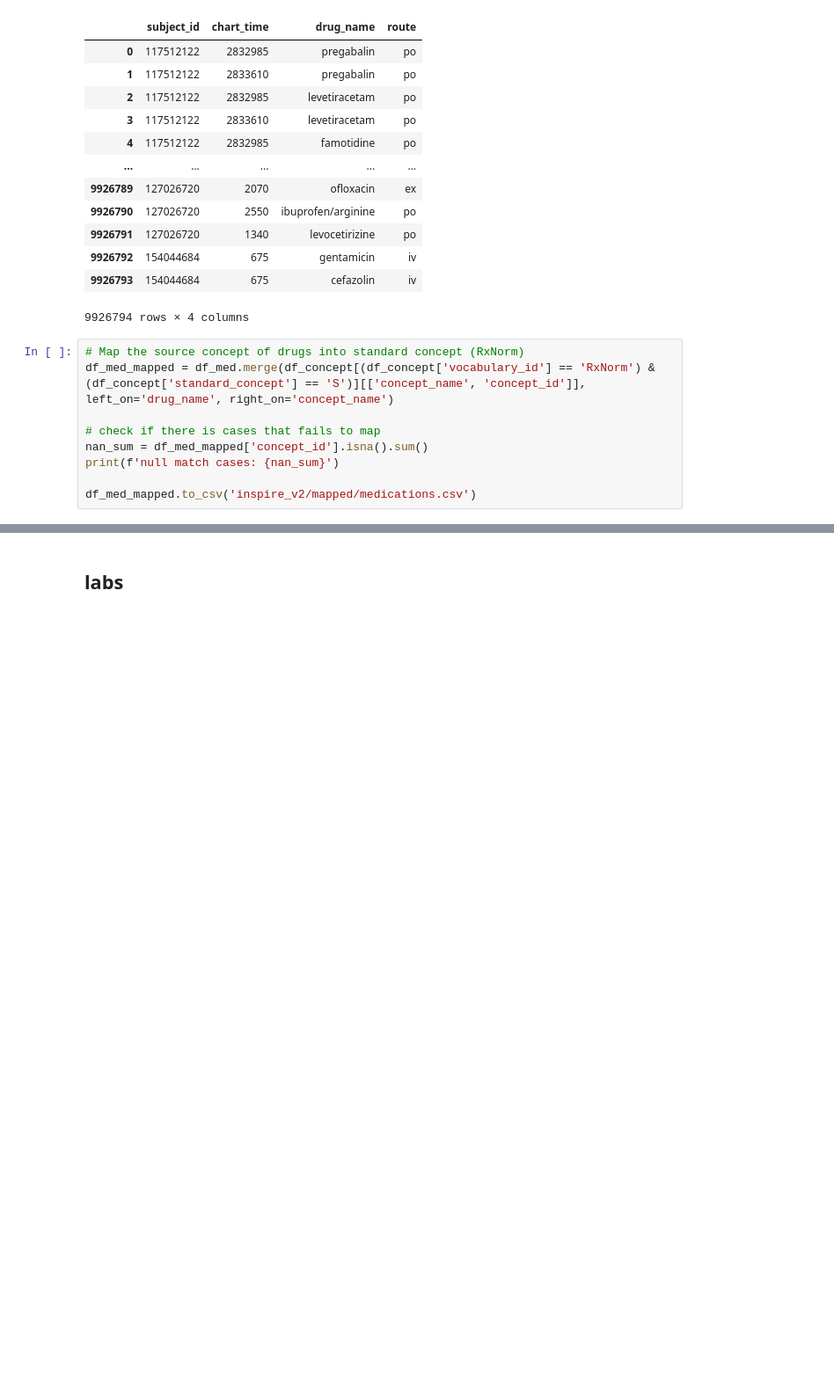
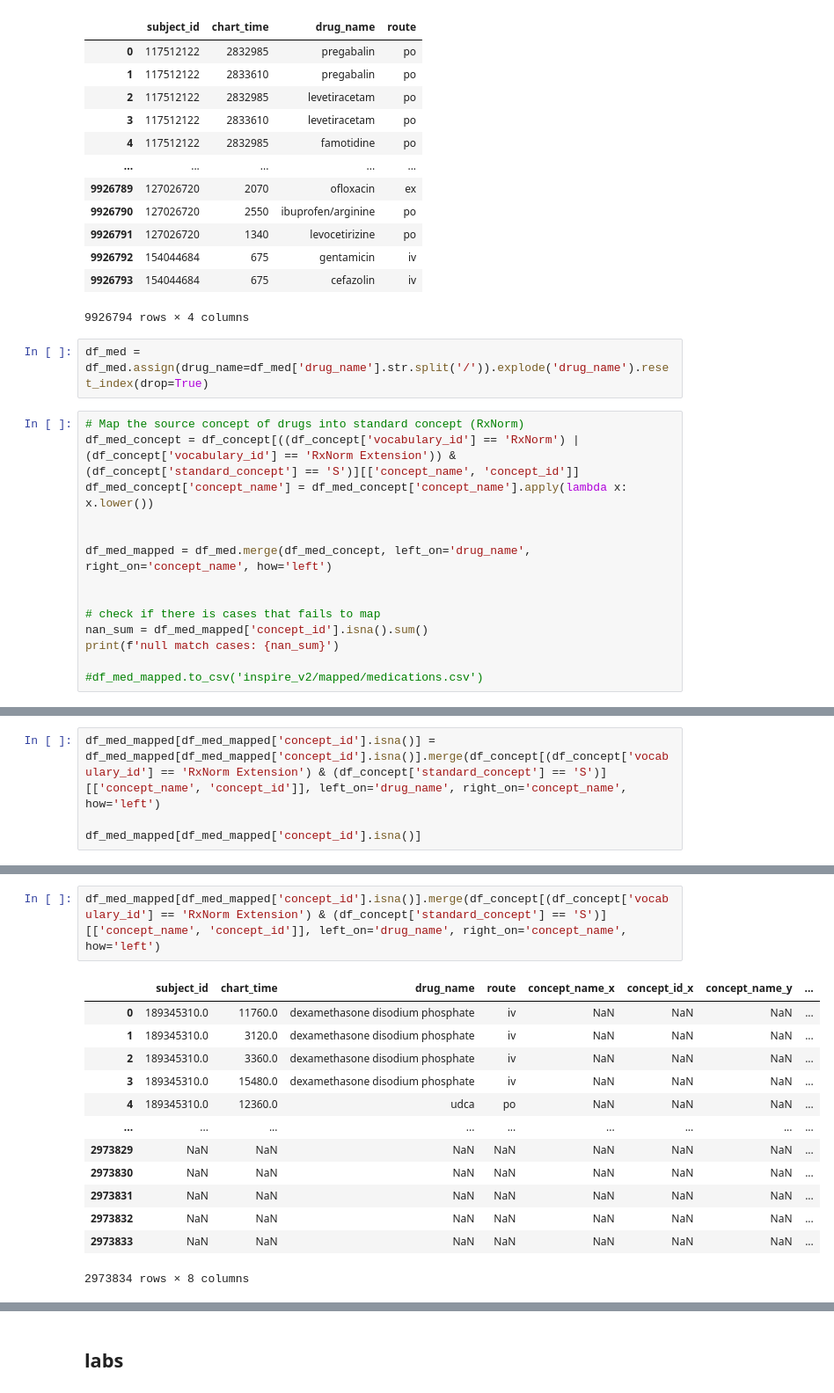
Before and after one commit to Hyeonsik/INSPIRE_TO_CDM, a Jupyter notebook: EDA_vocab.ipynb, the cells around one changed output, grey strips where cells are left out. Shown at 88% size. Saved outputs shown, nothing was run; the diff lists cells and outputs as text; blank space fills up the shorter version.

```diff
--- a/EDA_vocab.ipynb
+++ b/EDA_vocab.ipynb
@@ -250,13 +250,20 @@ df_med
 | 9926792 | 154044684 | 675 | gentamicin | iv |
 | 9926793 | 154044684 | 675 | cefazolin | iv |
 9926794 rows × 4 columns
+# %%
+df_med = df_med.assign(drug_name=df_med['drug_name'].str.split('/')).explode('drug_name').reset_index(drop=True)
 # %%
 # Map the source concept of drugs into standard concept (RxNorm)
-df_med_mapped = df_med.merge(df_concept[(df_concept['vocabulary_id'] == 'RxNorm') & (df_concept['standard_concept'] == 'S')][['concept_name', 'concept_id']], left_on='drug_name', right_on='concept_name')
+df_med_concept = df_concept[((df_concept['vocabulary_id'] == 'RxNorm') | (df_concept['vocabulary_id'] == 'RxNorm Extension')) & (df_concept['standard_concept'] == 'S')][['concept_name', 'concept_id']]
+df_med_concept['concept_name'] = df_med_concept['concept_name'].apply(lambda x: x.lower())
+
+
+df_med_mapped = df_med.merge(df_med_concept, left_on='drug_name', right_on='concept_name', how='left')
+
 
 # check if there is cases that fails to map
 nan_sum = df_med_mapped['concept_id'].isna().sum()
 print(f'null match cases: {nan_sum}')
 
-df_med_mapped.to_csv('inspire_v2/mapped/medications.csv')
+#df_med_mapped.to_csv('inspire_v2/mapped/medications.csv')
 # %% [output]
@@ -263,0 +281,4 @@ null match cases: 0
+# %%
+df_med_mapped[df_med_mapped['concept_id'].isna()] = df_med_mapped[df_med_mapped['concept_id'].isna()].merge(df_concept[(df_concept['vocabulary_id'] == 'RxNorm Extension') & (df_concept['standard_concept'] == 'S')][['concept_name', 'concept_id']], left_on='drug_name', right_on='concept_name', how='left')
+
+df_med_mapped[df_med_mapped['concept_id'].isna()]
@@ -263,0 +315,16 @@ null match cases: 0
+# %%
+df_med_mapped[df_med_mapped['concept_id'].isna()].merge(df_concept[(df_concept['vocabulary_id'] == 'RxNorm Extension') & (df_concept['standard_concept'] == 'S')][['concept_name', 'concept_id']], left_on='drug_name', right_on='concept_name', how='left')
+# %% [output]
+|  | subject_id | chart_time | drug_name | route | concept_name_x | concept_id_x | concept_name_y | ... |
+| 0 | 189345310.0 | 11760.0 | dexamethasone disodium phosphate | iv | NaN | NaN | NaN | ... |
+| 1 | 189345310.0 | 3120.0 | dexamethasone disodium phosphate | iv | NaN | NaN | NaN | ... |
+| 2 | 189345310.0 | 3360.0 | dexamethasone disodium phosphate | iv | NaN | NaN | NaN | ... |
+| 3 | 189345310.0 | 15480.0 | dexamethasone disodium phosphate | iv | NaN | NaN | NaN | ... |
+| 4 | 189345310.0 | 12360.0 | udca | po | NaN | NaN | NaN | ... |
+| ... | ... | ... | ... | ... | ... | ... | ... | ... |
+| 2973829 | NaN | NaN | NaN | NaN | NaN | NaN | NaN | ... |
+| 2973830 | NaN | NaN | NaN | NaN | NaN | NaN | NaN | ... |
+| 2973831 | NaN | NaN | NaN | NaN | NaN | NaN | NaN | ... |
+| 2973832 | NaN | NaN | NaN | NaN | NaN | NaN | NaN | ... |
+| 2973833 | NaN | NaN | NaN | NaN | NaN | NaN | NaN | ... |
+2973834 rows × 8 columns
```
Also changed, not shown: parts of 11 cells of this notebook, 1 other file.
